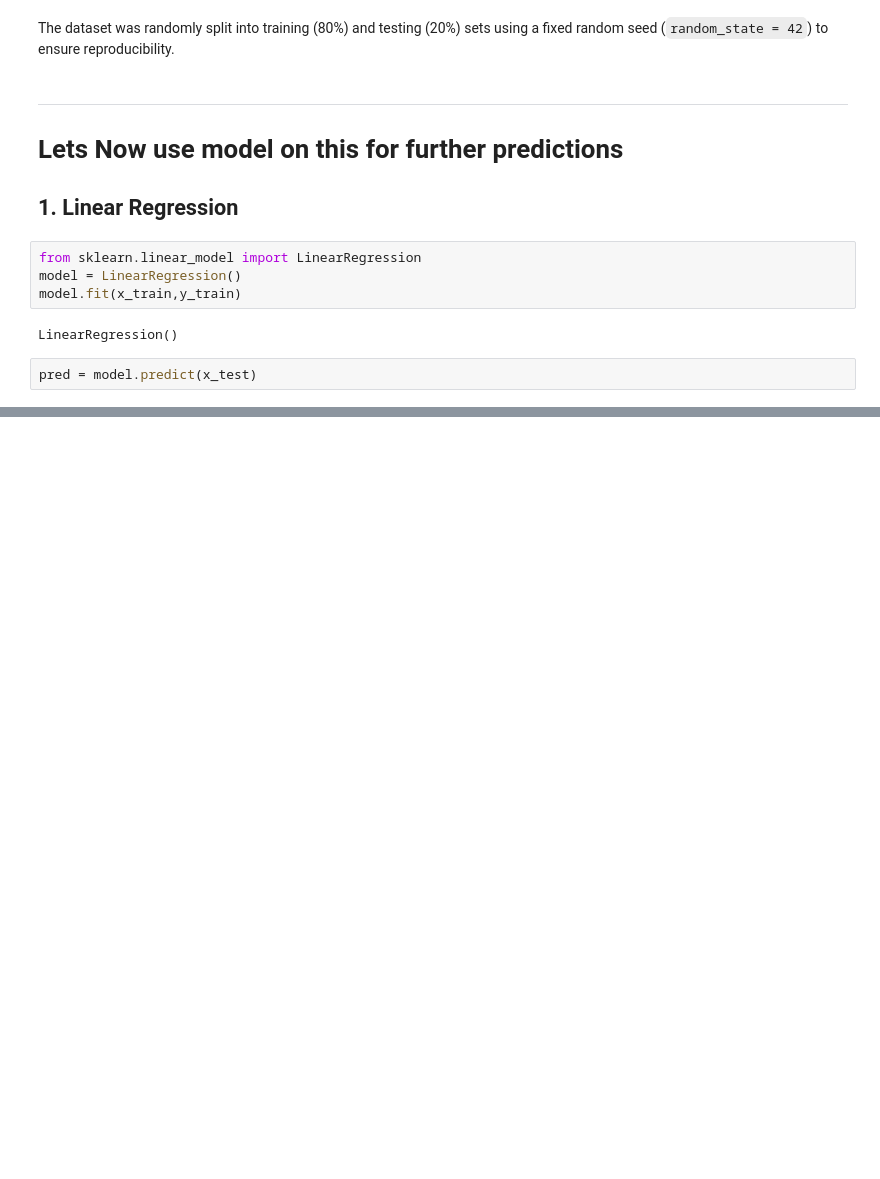
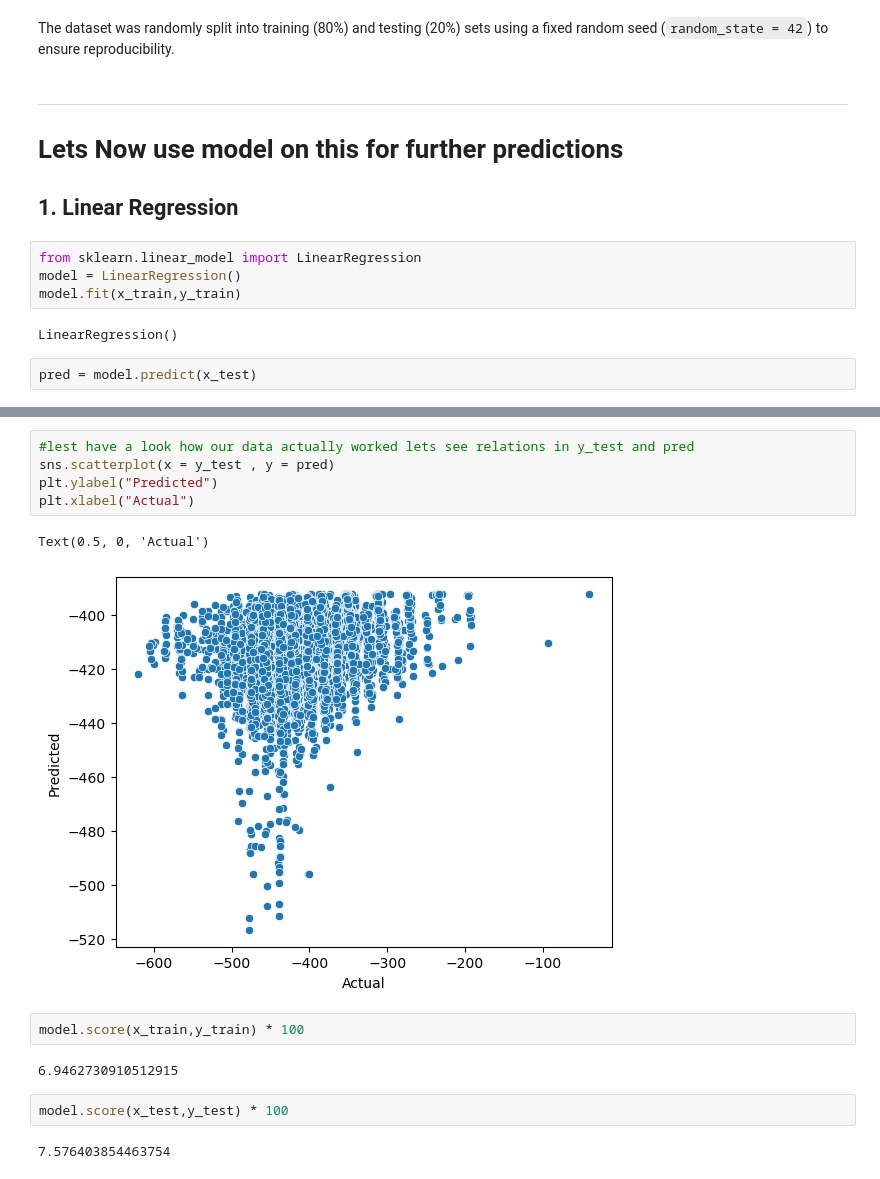
Before and after one commit to thedhawalpanchamiya/can-dipole-predict-energy, a Jupyter notebook: main.ipynb, the cells around one changed output, grey strips where cells are left out. Cells and saved outputs as stored; diff of their text form; blank space fills up the shorter version.

```diff
--- a/main.ipynb
+++ b/main.ipynb
@@ -288,0 +316,16 @@ pred = model.predict(x_test)
+# %%
+#lest have a look how our data actually worked lets see relations in y_test and pred
+sns.scatterplot(x = y_test , y = pred)
+plt.ylabel("Predicted")
+plt.xlabel("Actual")
+# %% [output]
+Text(0.5, 0, 'Actual')
+[figure, added]
+# %%
+model.score(x_train,y_train) * 100
+# %% [output]
+6.9462730910512915
+# %%
+model.score(x_test,y_test) * 100
+# %% [output]
+7.576403854463754
```
Also changed, not shown: parts of 2 cells of this notebook.
